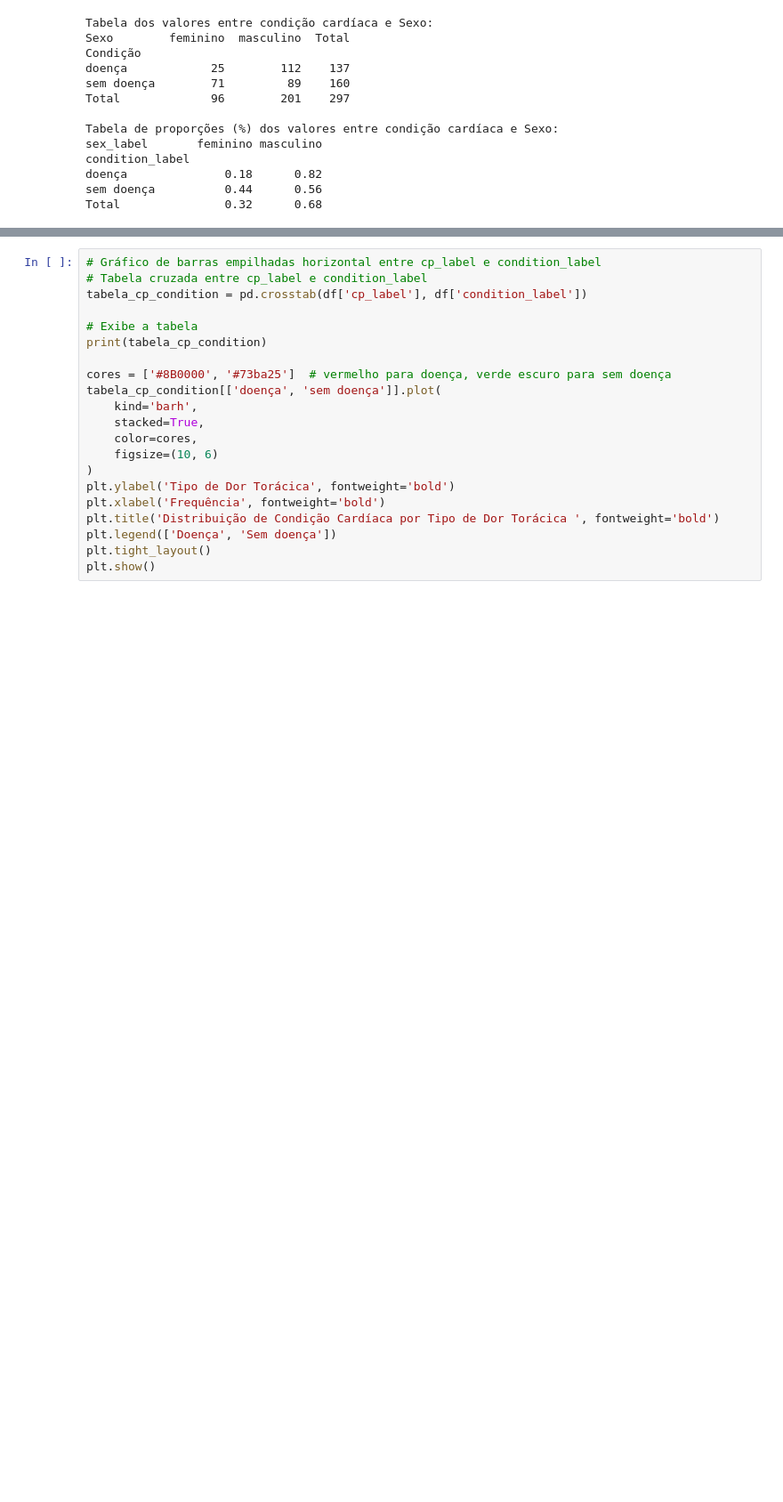
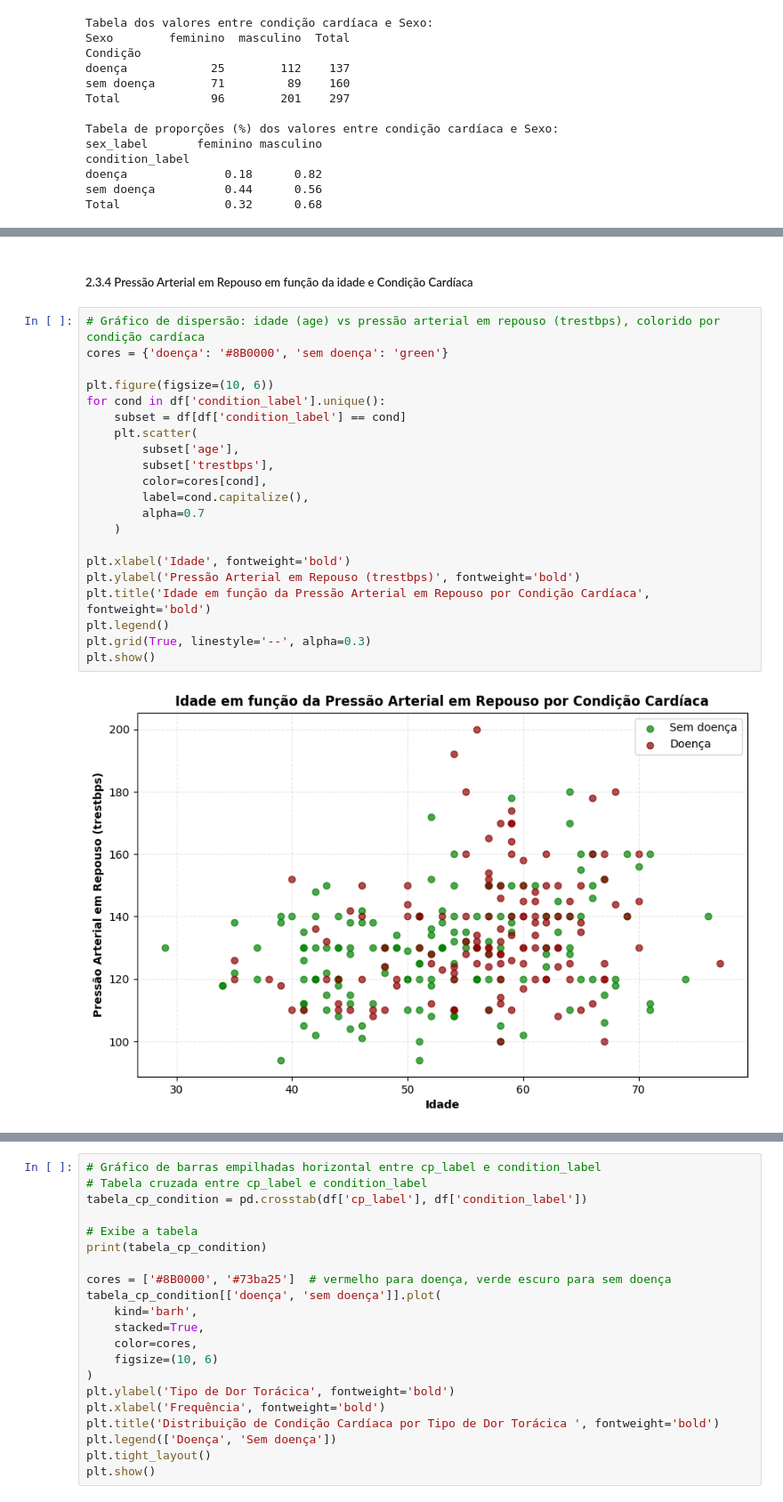
Before and after one commit to luiscpl/PUC_MVP, a Jupyter notebook: MVP_LUIS CLAUDIO.ipynb, the cells around one changed output, grey strips where cells are left out. Shown at 89% size. Cells and saved outputs as stored; diff of their text form; blank space fills up the shorter version.

```diff
--- a/MVP_LUIS CLAUDIO.ipynb
+++ b/MVP_LUIS CLAUDIO.ipynb
@@ -326,0 +397,25 @@ plt.show()
+# %% [markdown]
+##### 2.3.4 Pressão Arterial em Repouso em função da idade e Condição Cardíaca
+# %%
+# Gráfico de dispersão: idade (age) vs pressão arterial em repouso (trestbps), colorido por condição cardíaca
+cores = {'doença': '#8B0000', 'sem doença': 'green'}
+
+plt.figure(figsize=(10, 6))
+for cond in df['condition_label'].unique():
+    subset = df[df['condition_label'] == cond]
+    plt.scatter(
+        subset['age'],
+        subset['trestbps'],
+        color=cores[cond],
+        label=cond.capitalize(),
+        alpha=0.7
+    )
+
+plt.xlabel('Idade', fontweight='bold')
+plt.ylabel('Pressão Arterial em Repouso (trestbps)', fontweight='bold')
+plt.title('Idade em função da Pressão Arterial em Repouso por Condição Cardíaca', fontweight='bold')
+plt.legend()
+plt.grid(True, linestyle='--', alpha=0.3)
+plt.show()
+# %% [output]
+[figure, added]
```
Also changed, not shown: parts of 47 cells of this notebook.
